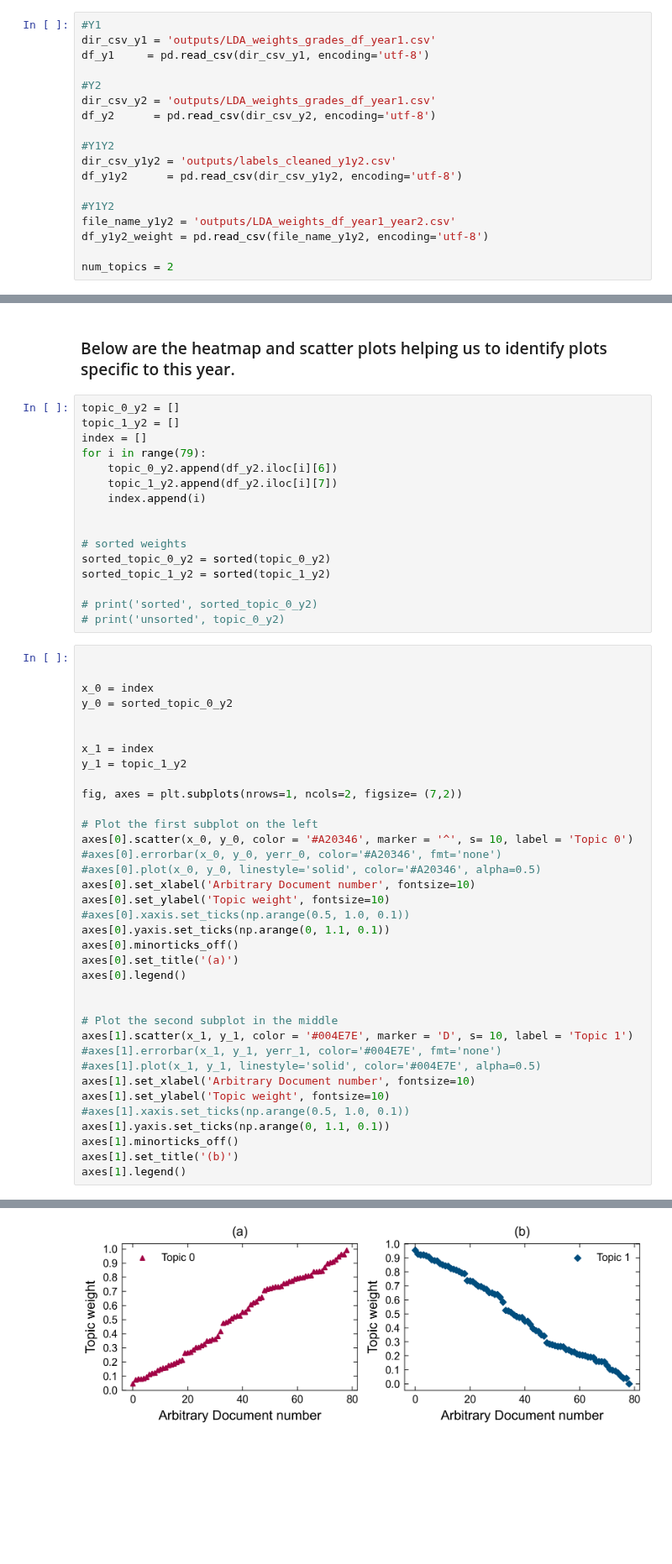
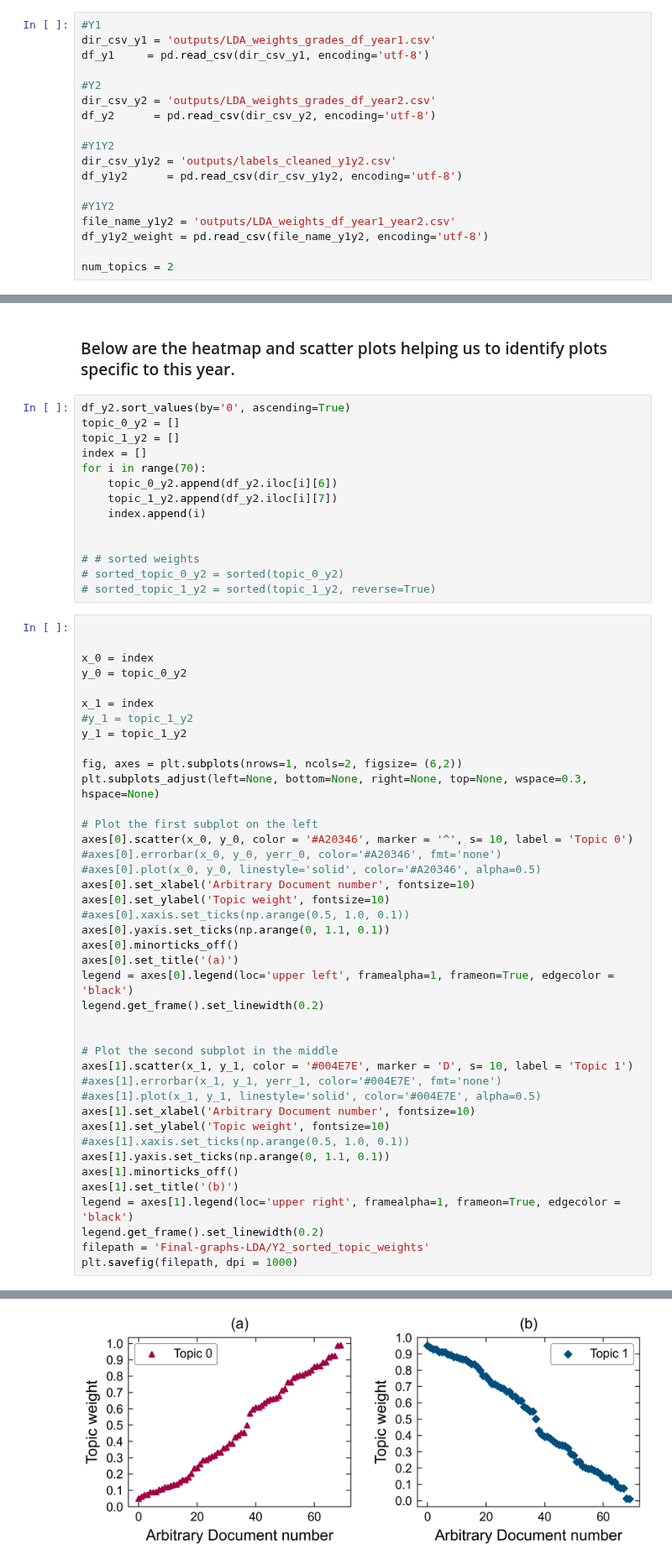
Before and after one commit to jiayang-zhang/nlp-physicseducation, a Jupyter notebook: Final-graphs_LDA.ipynb, the cells around one changed output, grey strips where cells are left out. Shown at 84% size. Drawn from its saved outputs; the diff is of its cells as text; blank space fills up the shorter version.

```diff
--- a/Final-graphs_LDA.ipynb
+++ b/Final-graphs_LDA.ipynb
@@ -10,7 +10,7 @@ dir_csv_y1 = 'outputs/LDA_weights_grades_df_year1.csv'
 df_y1     = pd.read_csv(dir_csv_y1, encoding='utf-8')
 
 #Y2
-dir_csv_y2 = 'outputs/LDA_weights_grades_df_year1.csv'
+dir_csv_y2 = 'outputs/LDA_weights_grades_df_year2.csv'
 df_y2      = pd.read_csv(dir_csv_y2, encoding='utf-8')
 
 #Y1Y2
@@ -116,32 +134,31 @@ plt.show()
 # %% [markdown]
 ### Below are the heatmap and scatter plots helping us to identify plots specific to this year.
 # %%
+df_y2.sort_values(by='0', ascending=True)
 topic_0_y2 = []
 topic_1_y2 = []
 index = []
-for i in range(79):
+for i in range(70):
     topic_0_y2.append(df_y2.iloc[i][6])
     topic_1_y2.append(df_y2.iloc[i][7])
     index.append(i)
 
 
-# sorted weights
-sorted_topic_0_y2 = sorted(topic_0_y2)
-sorted_topic_1_y2 = sorted(topic_1_y2)
-
-# print('sorted', sorted_topic_0_y2)
-# print('unsorted', topic_0_y2)
+# # sorted weights
+# sorted_topic_0_y2 = sorted(topic_0_y2)
+# sorted_topic_1_y2 = sorted(topic_1_y2, reverse=True)
 # %%
 
 
 x_0 = index
-y_0 = sorted_topic_0_y2
-
+y_0 = topic_0_y2
 
 x_1 = index
+#y_1 = topic_1_y2
 y_1 = topic_1_y2
 
-fig, axes = plt.subplots(nrows=1, ncols=2, figsize= (7,2))
+fig, axes = plt.subplots(nrows=1, ncols=2, figsize= (6,2))
+plt.subplots_adjust(left=None, bottom=None, right=None, top=None, wspace=0.3, hspace=None)
 
 # Plot the first subplot on the left
 axes[0].scatter(x_0, y_0, color = '#A20346', marker = '^', s= 10, label = 'Topic 0')
@@ -153,7 +170,8 @@ axes[0].set_ylabel('Topic weight', fontsize=10)
 axes[0].yaxis.set_ticks(np.arange(0, 1.1, 0.1))
 axes[0].minorticks_off()
 axes[0].set_title('(a)')
-axes[0].legend()
+legend = axes[0].legend(loc='upper left', framealpha=1, frameon=True, edgecolor = 'black')
+legend.get_frame().set_linewidth(0.2)
 
 
 # Plot the second subplot in the middle
@@ -166,5 +184,8 @@ axes[1].set_ylabel('Topic weight', fontsize=10)
 axes[1].yaxis.set_ticks(np.arange(0, 1.1, 0.1))
 axes[1].minorticks_off()
 axes[1].set_title('(b)')
-axes[1].legend()
+legend = axes[1].legend(loc='upper right', framealpha=1, frameon=True, edgecolor = 'black')
+legend.get_frame().set_linewidth(0.2)
+filepath = 'Final-graphs-LDA/Y2_sorted_topic_weights'
+plt.savefig(filepath, dpi = 1000)
 # %% [output]
@@ -172,2 +192,2 @@ axes[1].legend()
-[figure, old version]
+[figure, new version]
 # %%
```
Also changed, not shown: parts of 20 cells of this notebook, 4 other files.
